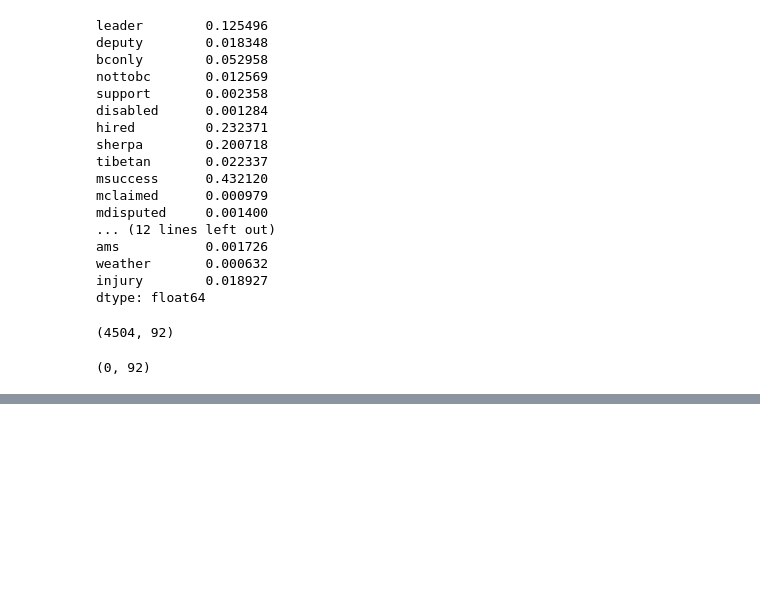
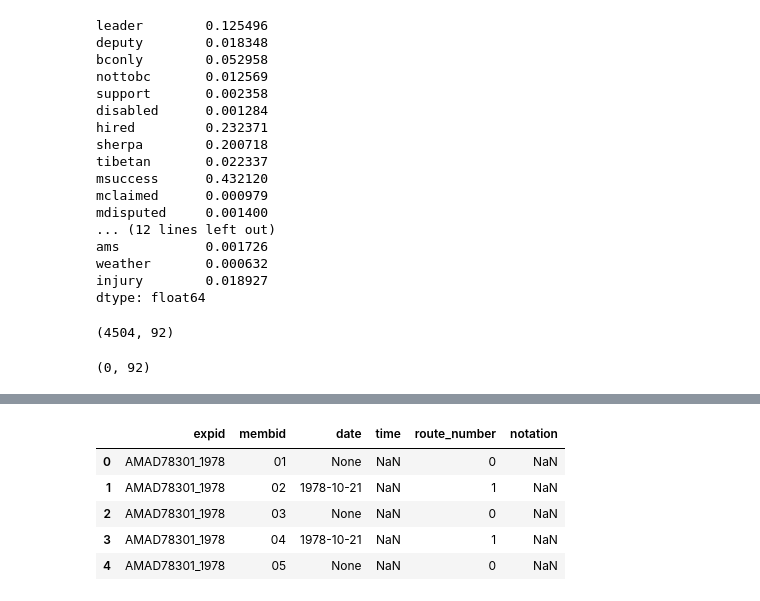
Before and after one commit to bastien-winant/himalayan-db-pipeline, a Jupyter notebook: notebooks/eda_members.ipynb, the cells around one changed output, grey strips where cells are left out. Cells and saved outputs as stored; diff of their text form; code cells hidden in the pictures; blank space fills up the shorter version.

```diff
--- a/notebooks/eda_members.ipynb
+++ b/notebooks/eda_members.ipynb
@@ -488,0 +526,14 @@ df.loc[(df.mo2used == df.mo2none) & df.mo2used].shape
+# %%
+summit_df = (df[
+  ["expid", "membid", "msmtdate1", "msmttime1", "mroute1", "msmtnote1"]]
+  .rename({"msmtdate1": "date", "msmttime1": "time", "mroute1": "route_number", "msmtnote1": "notation"}, axis=1)
+  )
+# %%
+summit_df.head()
+# %% [output]
+|  | expid | membid | date | time | route_number | notation |
+| 0 | AMAD78301_1978 | 01 | None | NaN | 0 | NaN |
+| 1 | AMAD78301_1978 | 02 | 1978-10-21 | NaN | 1 | NaN |
+| 2 | AMAD78301_1978 | 03 | None | NaN | 0 | NaN |
+| 3 | AMAD78301_1978 | 04 | 1978-10-21 | NaN | 1 | NaN |
+| 4 | AMAD78301_1978 | 05 | None | NaN | 0 | NaN |
```
Also changed, not shown: parts of 11 cells of this notebook, 1 other file.
